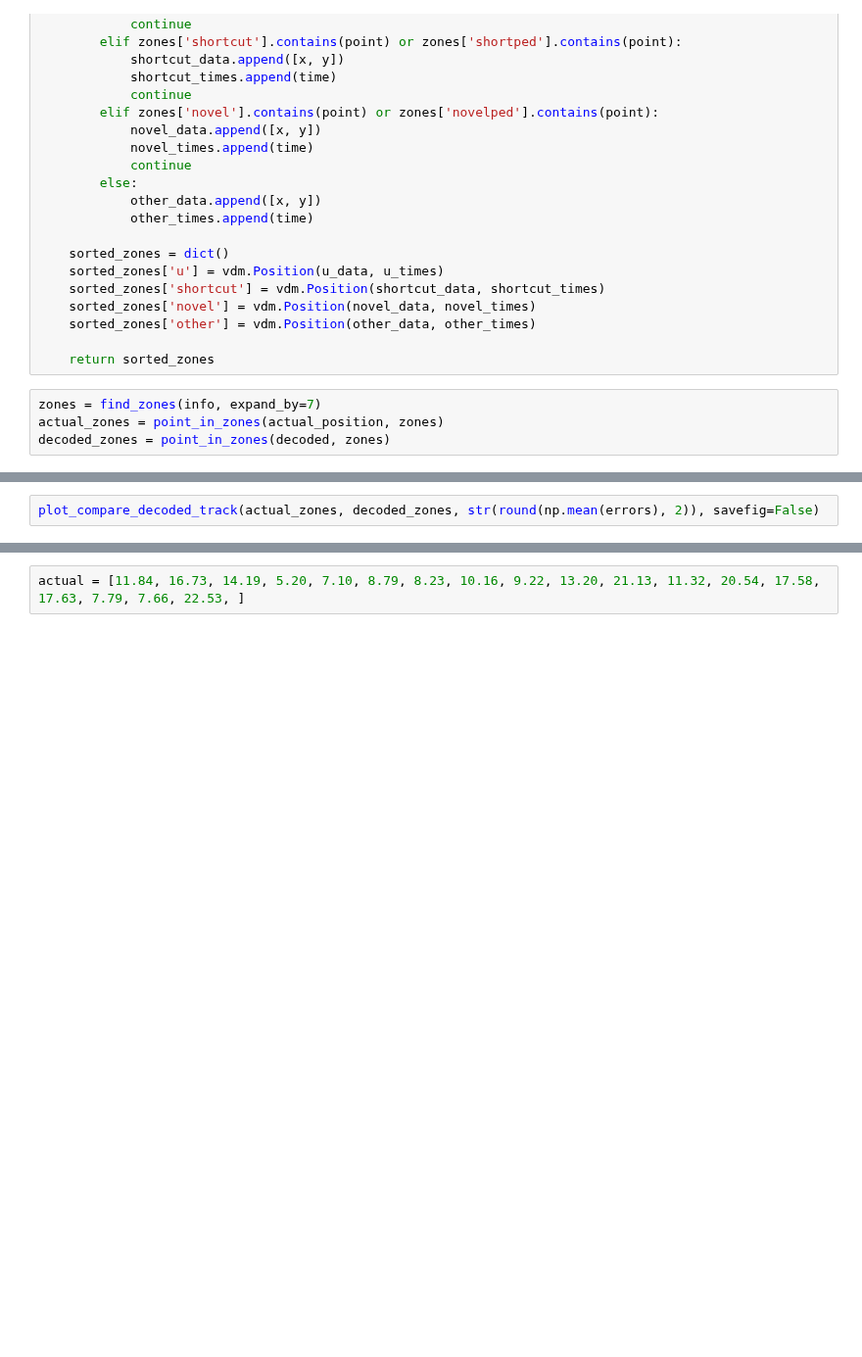
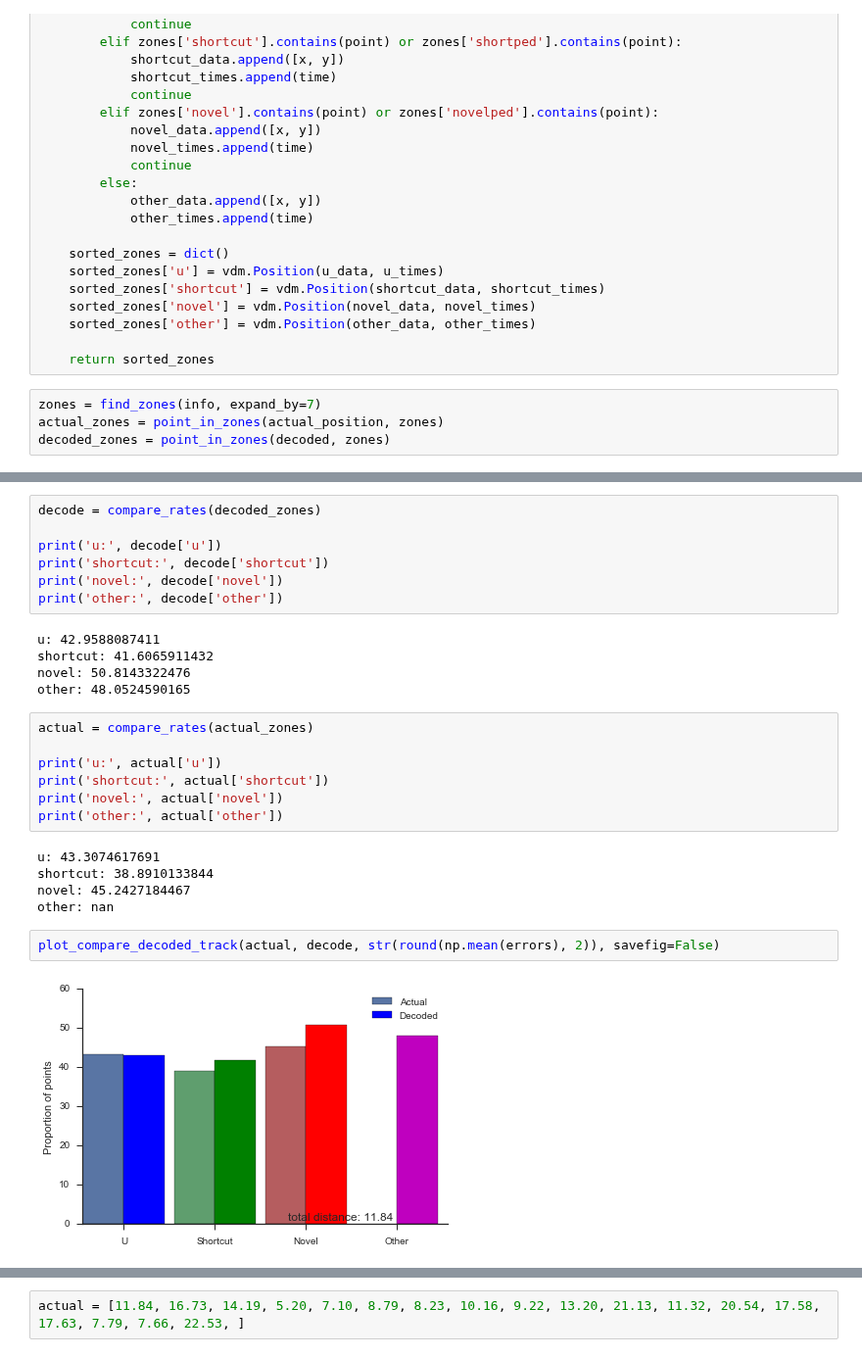
Before and after one commit to vandermeerlab/emi_shortcut, a Jupyter notebook: 2D_tuning_curve.ipynb, the cells around one changed output, grey strips where cells are left out. Shown at 98% size. Saved outputs shown, nothing was run; the diff lists cells and outputs as text; blank space fills up the shorter version.

```diff
--- a/2D_tuning_curve.ipynb
+++ b/2D_tuning_curve.ipynb
@@ -355,5 +604,31 @@ print(len(decoded.time), len(actual_position.time))
+# %%
+decode = compare_rates(decoded_zones)
+
+print('u:', decode['u'])
+print('shortcut:', decode['shortcut'])
+print('novel:', decode['novel'])
+print('other:', decode['other'])
+# %% [output]
+u: 42.9588087411
+shortcut: 41.6065911432
+novel: 50.8143322476
+other: 48.0524590165
+# %%
+actual = compare_rates(actual_zones)
+
+print('u:', actual['u'])
+print('shortcut:', actual['shortcut'])
+print('novel:', actual['novel'])
+print('other:', actual['other'])
+# %% [output]
+u: 43.3074617691
+shortcut: 38.8910133844
+novel: 45.2427184467
+other: nan
 # %%
-plot_compare_decoded_track(actual_zones, decoded_zones, str(round(np.mean(errors), 2)), savefig=False)
+plot_compare_decoded_track(actual, decode, str(round(np.mean(errors), 2)), savefig=False)
+# %% [output]
+[figure, added]
 # %%
 plt.plot(actual_zones['u'].x, actual_zones['u'].y, 'b.')
 plt.plot(actual_zones['shortcut'].x, actual_zones['shortcut'].y, 'g.')
```
Also changed, not shown: parts of 22 cells of this notebook, 3 other files.
